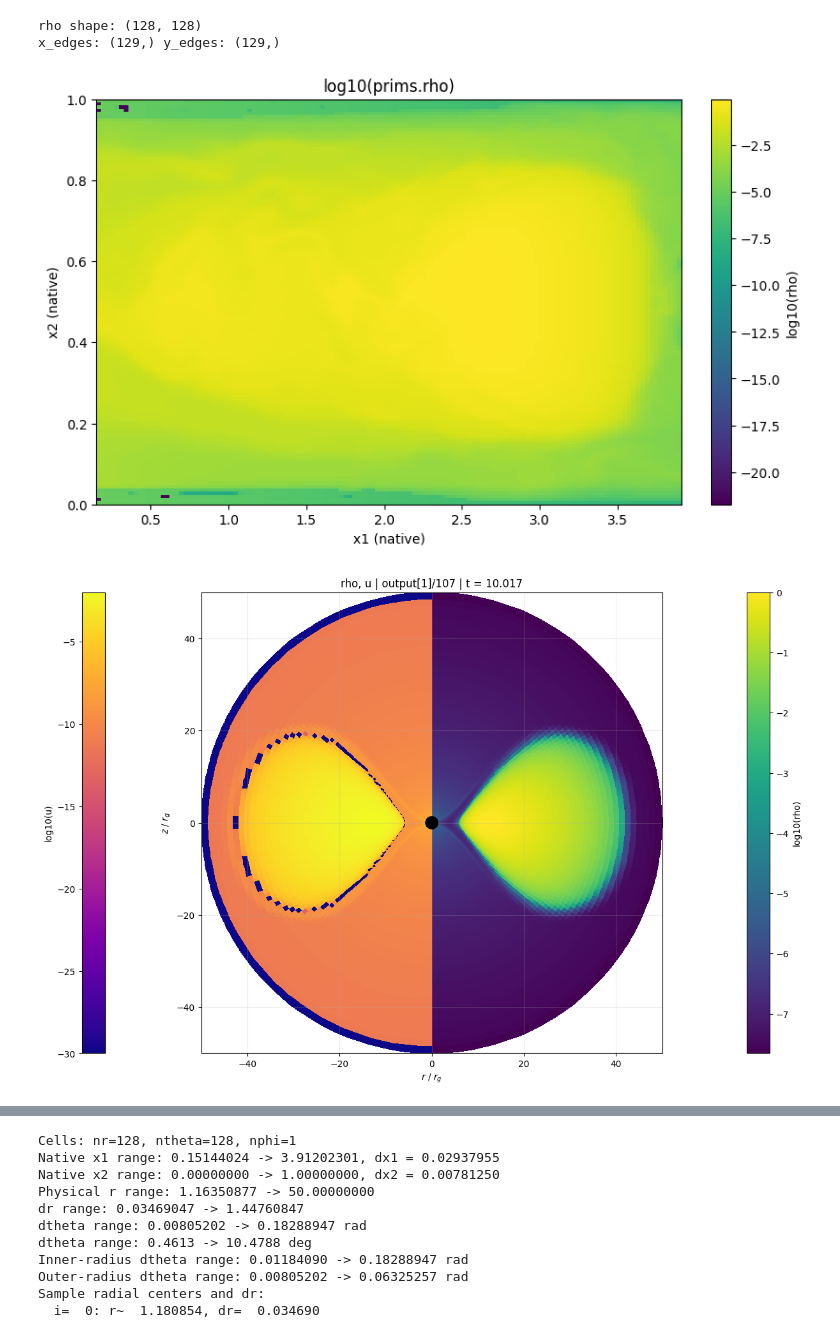
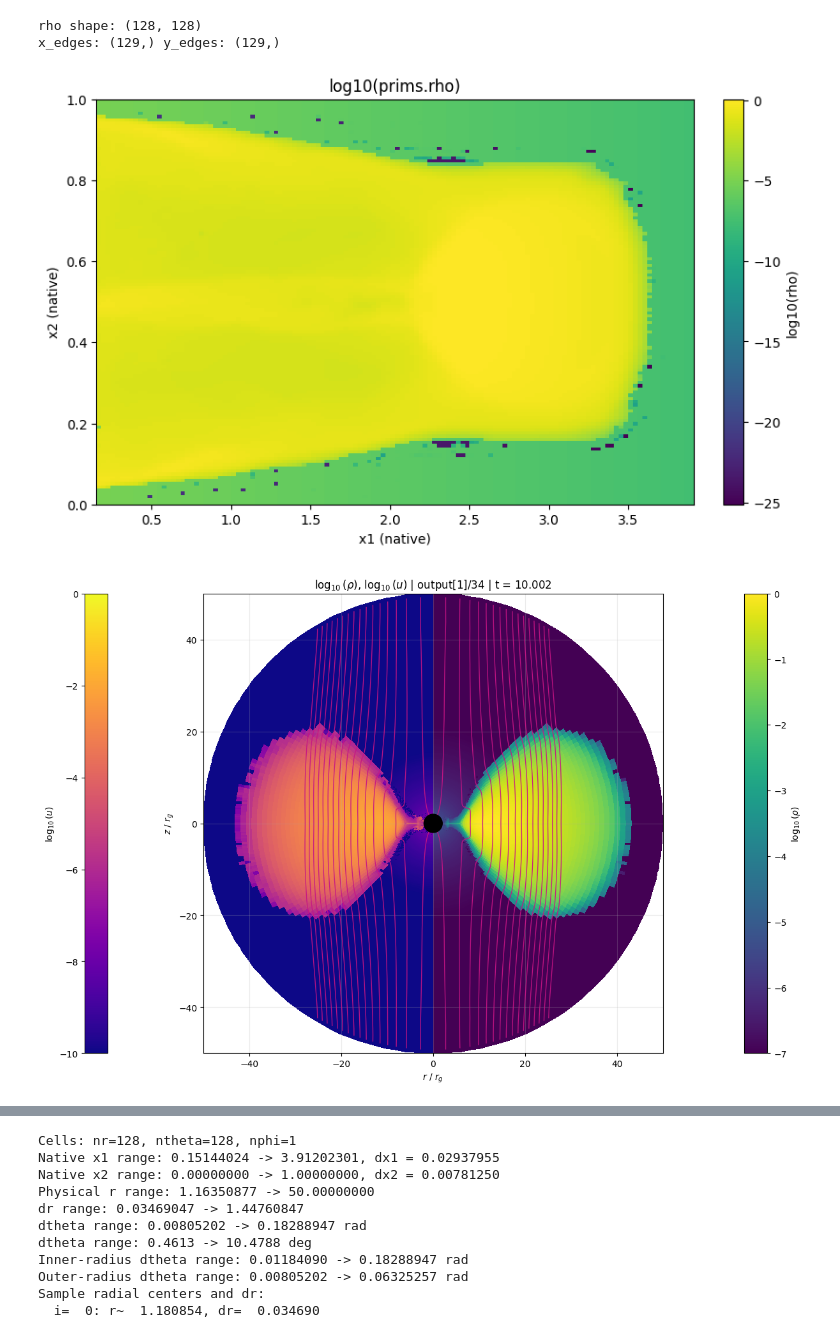
Before and after one commit to Aaron-Barrios/kharma, a Jupyter notebook: runs/analysis.ipynb, the cells around one changed output, grey strips where cells are left out. Saved outputs shown, nothing was run; the diff lists cells and outputs as text; code cells hidden in the pictures.

Commit message:
Much improved plotting changes, running longer Wald sim.

```diff
--- a/runs/analysis.ipynb
+++ b/runs/analysis.ipynb
@@ -42,7 +43,7 @@ Available runs with dumps:
 #   int  -> index from the list above (supports negative indexing)
 #   str  -> run name/path, or glob pattern like "wald2d_vec*"
 
-run_selector = 2
+run_selector = 0
 selected_run = None
 dump_files = []
 if run_selector is None:
@@ -188,5 +189,5 @@ ax.set_title("log10(prims.rho)")
 plt.colorbar(im, ax=ax, label="log10(rho)")
 plt.show()
 # %% [output]
-[figure, old version]
+[figure, new version]
 # %%
@@ -485,7 +494,7 @@ def plot_primitives_rz(
     contour_alpha=0.9,
     phi_index=0,
     show_horizon=True,
-    figsize=(12, 8),
+    figsize=(14, 9),
     gamma=4.0/3.0,
 ):
     """
@@ -520,7 +529,7 @@ def plot_primitives_rz(
         variables = [variables]
     else:
         variables = list(variables)
-        glue_hemispheres = True
+        glue_hemispheres=True
 
     if len(variables) < 1 or len(variables) > 2:
         raise ValueError("Pass one or two variable names in 'variables'.")
@@ -669,13 +678,13 @@ def plot_primitives_rz(
             phi_index=phi_index,
             warn_on_fallback=True,
         )
-        qlo, qhi = float(np.nanmin(flux)), float(np.nanmax(flux))
+        qlo, qhi = [float(v) for v in np.nanquantile(flux, [0.1, 0.9])]
         if not np.isfinite(qlo) or not np.isfinite(qhi) or np.isclose(qlo, qhi):
-            qlo, qhi = np.nanmin(flux), np.nanmax(flux)
-        if(qlo < qhi or qlo < 0 or qhi < 0):
+            qlo, qhi = float(np.nanmin(flux)), float(np.nanmax(flux))
+        if np.isfinite(qlo) and np.isfinite(qhi):
             qlo, qhi = max(min(qlo, qhi), 1e-5), max(qlo, qhi, 1e-5)
-        if np.isfinite(qlo) and np.isfinite(qhi) and not np.isclose(qlo, qhi):
-            contour_vals = np.linspace(qlo, qhi, int(contour_levels))
+            if not np.isclose(qlo, qhi):
+                contour_vals = np.linspace(qlo, qhi, int(contour_levels))
 
     fig, ax = plt.subplots(figsize=figsize, constrained_layout=True)
 
@@ -691,7 +700,7 @@ def plot_primitives_rz(
 
         if log_flags[i]:
             show_data = np.log10(np.maximum(show_data, log_floor))
-            cb_label = f"log10({cb_label})"
+            cb_label = rf"$\log_{{10}}$({cb_label})"
 
         ex = exs[i]
         r_cyl_edges = r_edges * np.sin(th_edges + ex)
@@ -733,7 +742,7 @@ def plot_primitives_rz(
         r_h = 1.0 + np.sqrt(max(0.0, 1.0 - a_spin * a_spin))
         ax.add_patch(plt.Circle((0.0, 0.0), r_h, color="black", zorder=5))
 
-    title_vars = ", ".join(str(v) for v in variables)
+    title_vars = ", ".join(pl for pl in plotted_labels)
     if resolved_index is not None and n_outputs is not None:
         title_vars += f" | output[{resolved_index}]/{n_outputs - 1}"
     if dump_time is not None:
@@ -750,49 +759,32 @@ def plot_primitives_rz(
 # %%
 # # Single-variable example
 # plot_primitives_rz(
 #     output_index=0,
 #     variables=("rho",),
 #     var_labels=("rho",),
 #     cmaps=("viridis",),
 #     log_scale=True,
 #     add_magnetic_contours=True,
 #     contour_levels=16,
 #     figsize=(11, 7),
 # )
 
 # Two-variable example
 plot_primitives_rz(
     output_index=1,
     variables=("rho", "u"),
-    var_labels=("rho", "u"),
+    var_labels=(r"$\rho$", r"$u$"),
     cmaps=("viridis", "plasma"),
     log_scale=(True, True),
     add_magnetic_contours=True,
     contour_levels=16,
     figsize=(12, 8),
+    # vmin=[-7., -12.],
+    vmin=[-7., -10.],
+    vmax=[0., 0.],
 );
-
-# Example with derived variables: beta and sigma_rho
-# plot_primitives_rz(
-#     dump_file,
-#     variables=("beta", "sigma_rho"),
-#     var_labels=("plasma beta", "sigma_rho"),
-#     cmaps=("hot", "cool"),
-#     log_scale=(True, True),
-#     figsize=(12, 8),
-# );
-
-# Single derived variable: sigma_w
-# plot_primitives_rz(
-#     dump_file,
-#     variables=("sigma_w",),
-#     var_labels=("sigma_w",),
-#     cmaps=("viridis",),
-#     log_scale=True,
-#     figsize=(11, 7),
-# );
 # %% [output]
-[figure, old version]
+[figure, new version]
 # %%
 # Choose which output to plot via Python-style indexing:
 # i = 0  -> first output (initial data)
```
Also changed, not shown: parts of 10 cells of this notebook.
